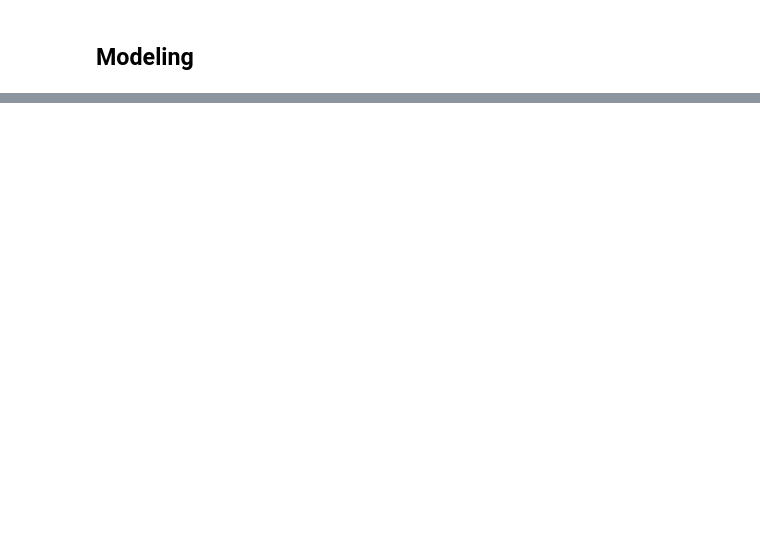
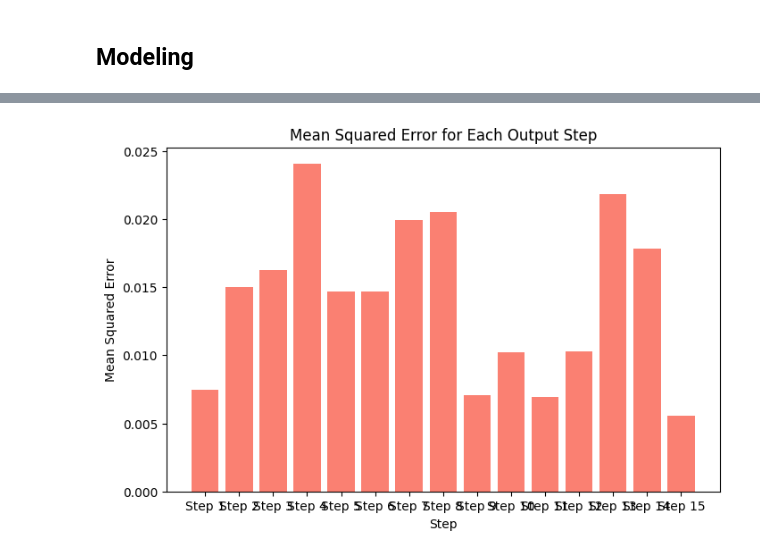
Before and after one commit to Prithiviraj7R/data-center-modeling, a Jupyter notebook: notebooks/data-modeling.ipynb, the cells around one changed output, grey strips where cells are left out. Cells and saved outputs as stored; diff of their text form; code cells hidden in the pictures; blank space fills up the shorter version.

```diff
--- a/notebooks/data-modeling.ipynb
+++ b/notebooks/data-modeling.ipynb
@@ -456,3 +462,15 @@ R² Score: 0.8631
+# %%
+mse_scores = [mean_squared_error(y_test[:, i], y_pred[:, i]) for i in range(pred_horizon)]
+
+plt.figure(figsize=(8, 5))
+plt.bar(range(1, pred_horizon+1), mse_scores, color='salmon')
+plt.xlabel('Step')
+plt.ylabel('Mean Squared Error')
+plt.title('Mean Squared Error for Each Output Step')
+plt.xticks(range(1, pred_horizon+1), labels=[f'Step {i}' for i in range(1, pred_horizon+1)])
+plt.show()
+# %% [output]
+[figure, added]
 # %%
 ## Add Visualization
 ## Compare Recursive and Multi-Output Forecasting evaluation metrics
```
Also changed, not shown: parts of 11 cells of this notebook, 24 other files.
